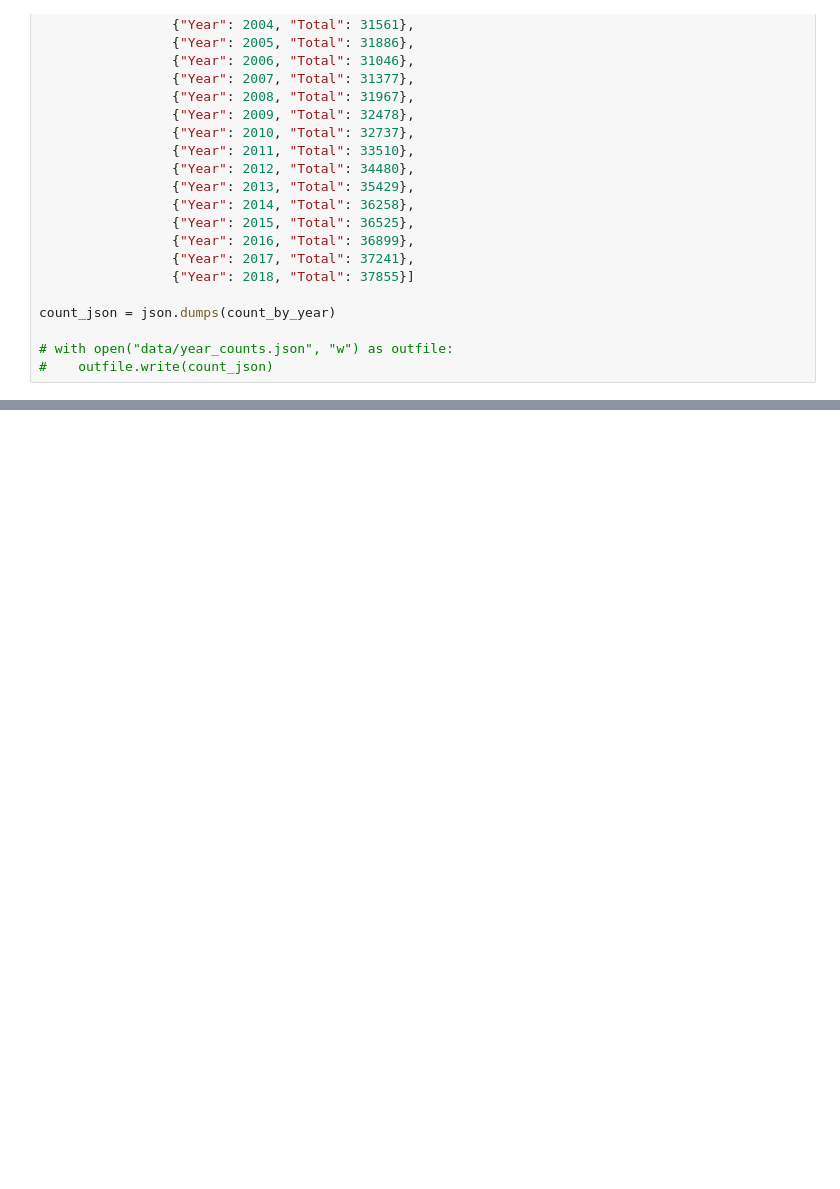
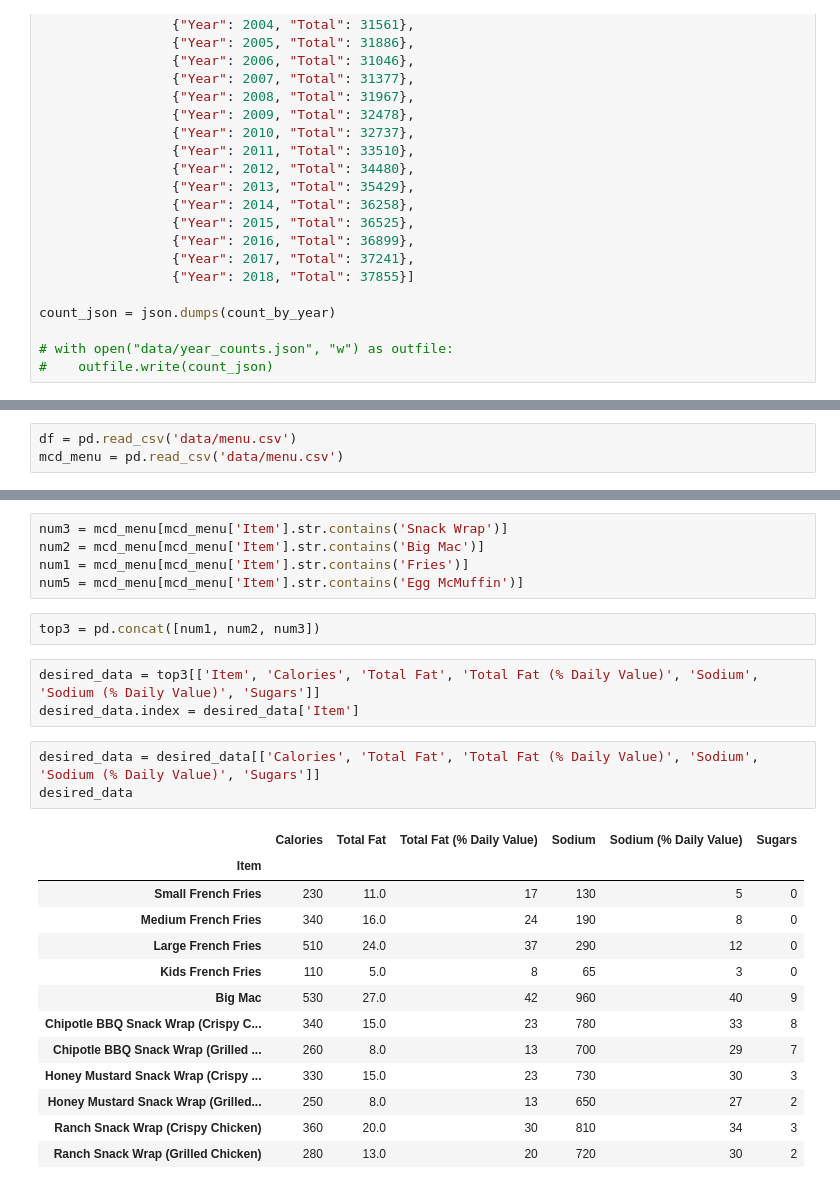
Before and after one commit to ery010/dsc106-final, a Jupyter notebook: data_scraping/data_scraper.ipynb, the cells around one changed output, grey strips where cells are left out. Drawn from its saved outputs; the diff is of its cells as text; blank space fills up the shorter version.

```diff
--- a/data_scraping/data_scraper.ipynb
+++ b/data_scraping/data_scraper.ipynb
@@ -300,0 +159,3 @@ count_json = json.dumps(count_by_year)
+# %%
+df = pd.read_csv('data/menu.csv')
+mcd_menu = pd.read_csv('data/menu.csv')
@@ -300,0 +220,27 @@ count_json = json.dumps(count_by_year)
+# %%
+num3 = mcd_menu[mcd_menu['Item'].str.contains('Snack Wrap')]
+num2 = mcd_menu[mcd_menu['Item'].str.contains('Big Mac')]
+num1 = mcd_menu[mcd_menu['Item'].str.contains('Fries')]
+num5 = mcd_menu[mcd_menu['Item'].str.contains('Egg McMuffin')]
+# %%
+top3 = pd.concat([num1, num2, num3])
+# %%
+desired_data = top3[['Item', 'Calories', 'Total Fat', 'Total Fat (% Daily Value)', 'Sodium', 'Sodium (% Daily Value)', 'Sugars']]
+desired_data.index = desired_data['Item']
+# %%
+desired_data = desired_data[['Calories', 'Total Fat', 'Total Fat (% Daily Value)', 'Sodium', 'Sodium (% Daily Value)', 'Sugars']]
+desired_data
+# %% [output]
+|  | Calories | Total Fat | Total Fat (% Daily Value) | Sodium | Sodium (% Daily Value) | Sugars |
+| Item |  |  |  |  |  |  |
+| Small French Fries | 230 | 11.0 | 17 | 130 | 5 | 0 |
+| Medium French Fries | 340 | 16.0 | 24 | 190 | 8 | 0 |
+| Large French Fries | 510 | 24.0 | 37 | 290 | 12 | 0 |
+| Kids French Fries | 110 | 5.0 | 8 | 65 | 3 | 0 |
+| Big Mac | 530 | 27.0 | 42 | 960 | 40 | 9 |
+| Chipotle BBQ Snack Wrap (Crispy C... | 340 | 15.0 | 23 | 780 | 33 | 8 |
+| Chipotle BBQ Snack Wrap (Grilled ... | 260 | 8.0 | 13 | 700 | 29 | 7 |
+| Honey Mustard Snack Wrap (Crispy ... | 330 | 15.0 | 23 | 730 | 30 | 3 |
+| Honey Mustard Snack Wrap (Grilled... | 250 | 8.0 | 13 | 650 | 27 | 2 |
+| Ranch Snack Wrap (Crispy Chicken) | 360 | 20.0 | 30 | 810 | 34 | 3 |
+| Ranch Snack Wrap (Grilled Chicken) | 280 | 13.0 | 20 | 720 | 30 | 2 |
```
Also changed, not shown: parts of 34 cells of this notebook, 15 other files.
